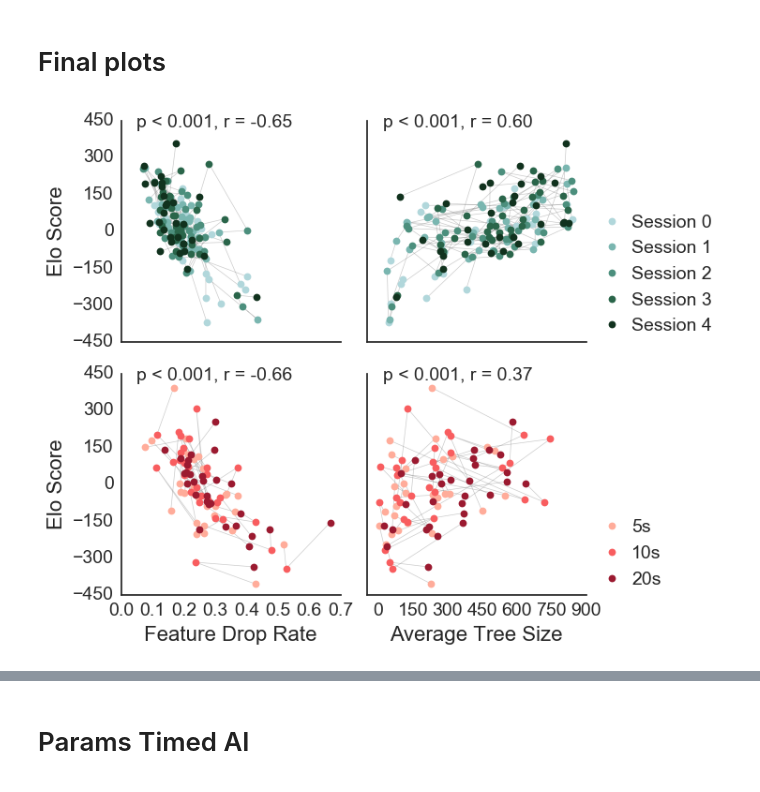
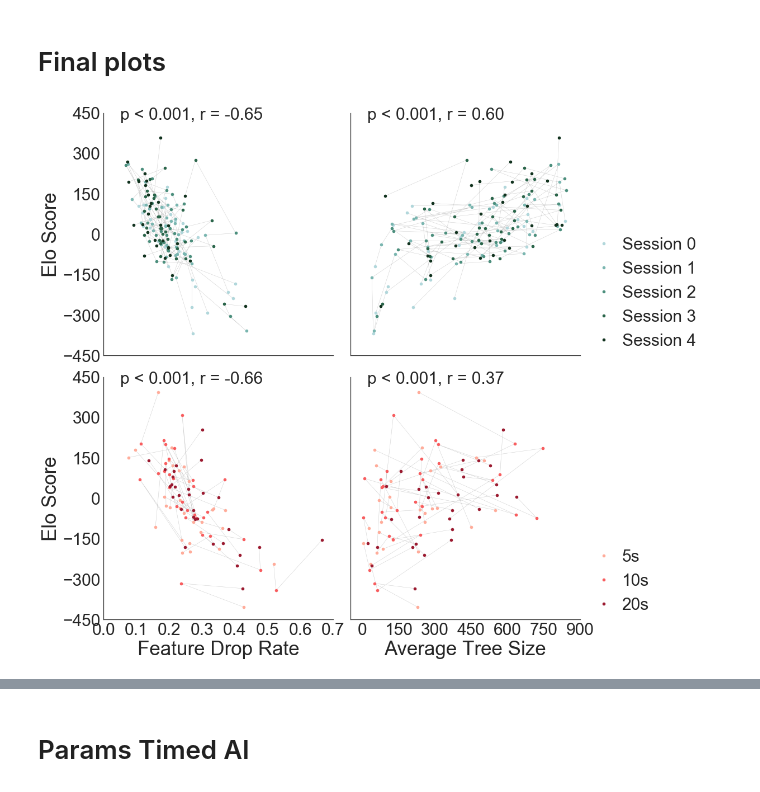
Before and after one commit to galbiati/mnk-figures, a Jupyter notebook: cosyne2017/Figures.ipynb, the cells around one changed output, grey strips where cells are left out. Cells and saved outputs as stored; diff of their text form; code cells hidden in the pictures.

```diff
--- a/cosyne2017/Figures.ipynb
+++ b/cosyne2017/Figures.ipynb
@@ -48,5 +46,8 @@ sns.palplot(reds)
 # DO NOT put data into github folders!
 
 gdpath = os.path.expanduser('~/Google Drive/Bas Zahy Gianni - Games')
-figdir = os.path.join(gdpath, 'Manuscripts/Cosyne2017Abstract/Figures')
+figdir = os.path.join(gdpath, 'Presentations/201702 Cosyne 2017/Figures')# 'Manuscripts/Cosyne2017Abstract/Figures') # for abstract
+
+params_lrn = pd.read_csv(os.path.join(gdpath, 'Analysis/3_lrn/params_learn_final.csv'))
+params_tai = pd.read_csv(os.path.join(gdpath, 'Analysis/5_tai/params_tai_final.csv'))
 # %%
@@ -122,14 +82,0 @@ S.to_csv(os.path.join(gdpath, 'Analysis/3_lrn/correlations/experience.csv'))
-# %%
-S = pd.DataFrame(index=mcd, columns=['r', 'p'])
-for m in mcd:
-    res = stats.linregress(params_lrn['mc elo'], params_lrn[m])
-    S.loc[m, ['r', 'p']] = res.rvalue, res.pvalue
-
-S.to_csv(os.path.join(gdpath, 'Analysis/3_lrn/correlations/elo.csv'))
-# %%
-S = pd.DataFrame(index=mcd, columns=['r', 'p'])
-for m in mcd:
-    res = stats.linregress(params_lrn['mc rt'], params_lrn[m])
-    S.loc[m, ['r', 'p']] = res.rvalue, res.pvalue
-
-S.to_csv(os.path.join(gdpath, 'Analysis/3_lrn/correlations/rt.csv'))
@@ -136,58 +95,56 @@ S.to_csv(os.path.join(gdpath, 'Analysis/3_lrn/correlations/rt.csv'))
 # %% [markdown]
 # Final plots
 # %%
-fig, axes = plt.subplots(2, 2, figsize=(6.2, 6), sharey=True)
+fig, axes = plt.subplots(2, 2, figsize=(14, 14), sharey=True)
+lineplotkws = {'linewidth': .5, 'alpha': .4, 'color': 'grey', 'label': 'none'}
+scatterkws = {'linestyle': 'none', 'marker': 'o'}
+
 divtypes = ['session', 'condition']
 divlabels = ['Session {}', '{}s']
-variables = ordict([('Tree Size', 'tree_size'), ('Feature Drop Rate', 'attention')][::-1])
+variables = ordict([('Feature Drop Rate', 'attention'), ('Tree Size', 'tree_size')])
 legs = []
-for a, exp in enumerate([pl, pt]):
-    for i, k in enumerate(variables.keys()):
-        v = variables[k]
-        ax = axes[a, i]
-        div = divtypes[a]
-        colors = [greens, reds][a]
 
-        for j in exp['subject'].unique():
-            p = exp.loc[exp['subject']==j, :]
-            ax.plot(
-                p[v], p['elo'],
-                linewidth=.5, alpha=.4, color='grey',
-                label='none'
-            )
+for e, experiment in enumerate([pl, pt]):
+    for i, key in enumerate(variables.keys()):
+        val = variables[key]
+        ax = axes[e, i]
+        div = divtypes[e]
+        colors = [greens, reds][e]
 
-        for l, j in enumerate(exp[div].unique()):
-            p = exp.loc[exp[div]==j, :]
-            ax.plot(
-                p[v], p['elo'],
-                linestyle='none', marker='o', color=colors[l],
-                label=divlabels[a].format(j)
-            )
+        for j in experiment['subject'].unique():
+            pdata = experiment.loc[experiment['subject']==j, :]
+            ax.plot(pdata[val], pdata['elo'], **lineplotkws)
+
+        for l, j in enumerate(experiment[div].unique()):
+            pdata = experiment.loc[experiment[div]==j, :]
+            c, la = colors[l], divlabels[e].format(j)
+            ax.plot(pdata[val], pdata['elo'], color=c, label=la, **scatterkws)
+
         if i==1:
-            leg = ordict([(k,v) for k,v in ordict(zip(*ax.get_legend_handles_labels())).items() if v != 'none'])
-            _l = ax.legend(leg.keys(), leg.values(), loc=(1,0), handletextpad=0.1)
-            legs.append(_l)
+            leg = ordict(zip(*ax.get_legend_handles_labels())).items()
+            leg = ordict([(k, v) for k, v in leg if v != 'none'])
+            leg = ax.legend(leg.keys(), leg.values(), loc=(1,0), handletextpad=0.1)
+            legs.append(leg)
 
-        res = stats.linregress(exp['elo'], exp[v])
+        res = stats.linregress(experiment[val], experiment['elo'])
         x = .05 if i == 0 else 20
-        ax.text(x, 425, 'p < {:.3f}, r = {:.2f}'.format(
-                res.pvalue if res.pvalue > .0005 else .001, res.rvalue), fontsize=14
-               )
+        pvaltext = res.pvalue if res.pvalue > .0005 else .001
+        textstring = 'p < {:.3f}, r = {:.2f}'.format(pvaltext, res.rvalue)
+        ax.text(x, 425, textstring, fontsize=30)
 
 plt.setp(
     axes[:, 0],
-    ylabel='Elo Score', yticks=np.arange(-450, 600, 150), ylim=[-450, 450],
+    ylabel='Elo Score', ylim=[-450, 450], yticks=np.arange(-450, 600, 150),
     xlim=[0, .7], xticks=np.arange(0, .8, .1)
 )
 
 plt.setp(axes[:, 1], xlim=[-50, 900], xticks=np.arange(0, 1050, 150))
-
 plt.setp(axes[0, :], xticks=[])
 axes[1, 0].set_xlabel('Feature Drop Rate')
 axes[1, 1].set_xlabel('Average Tree Size')
 
 sns.despine()
 plt.tight_layout()
 fig.savefig(os.path.join(figdir, 'Elo vs Params.png'), bbox_extra_artists=legs, bbox_inches='tight')
 # %% [output]
-[figure, old version]
+[figure, new version]
```
Also changed, not shown: parts of 21 cells of this notebook.
